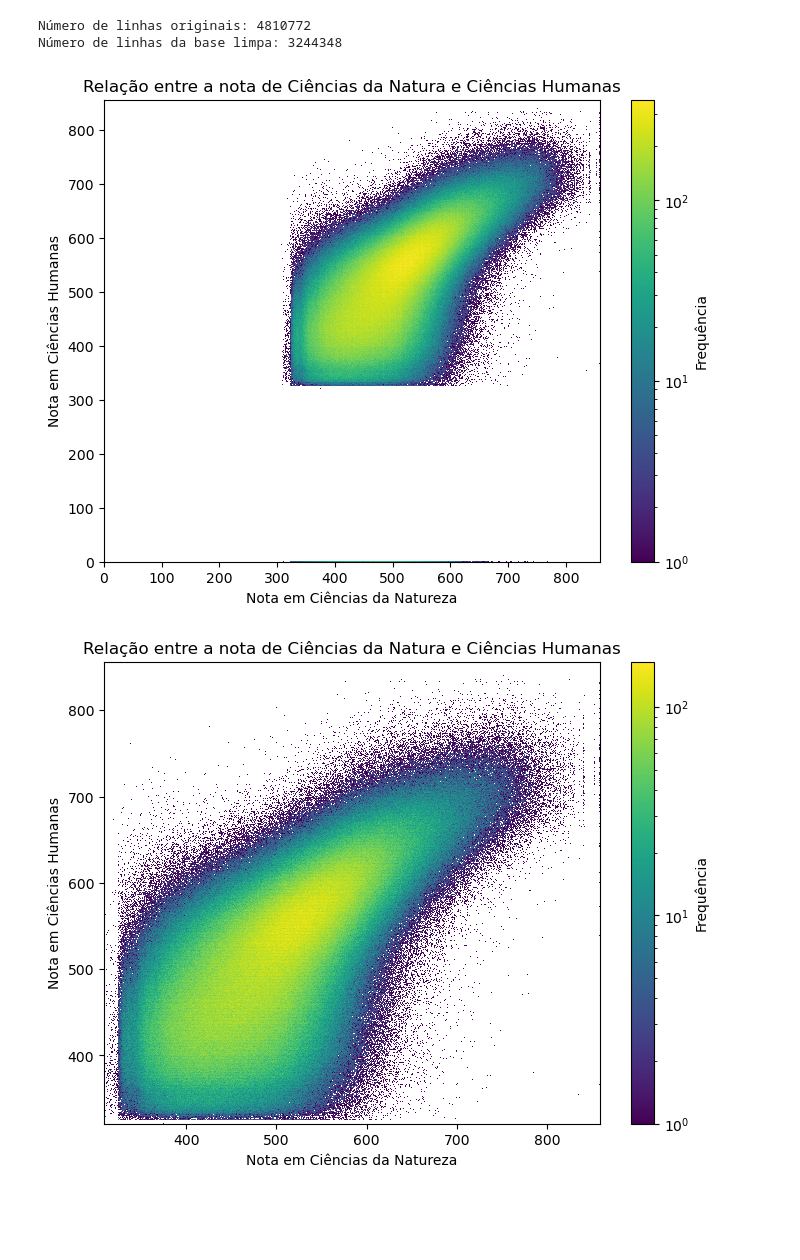
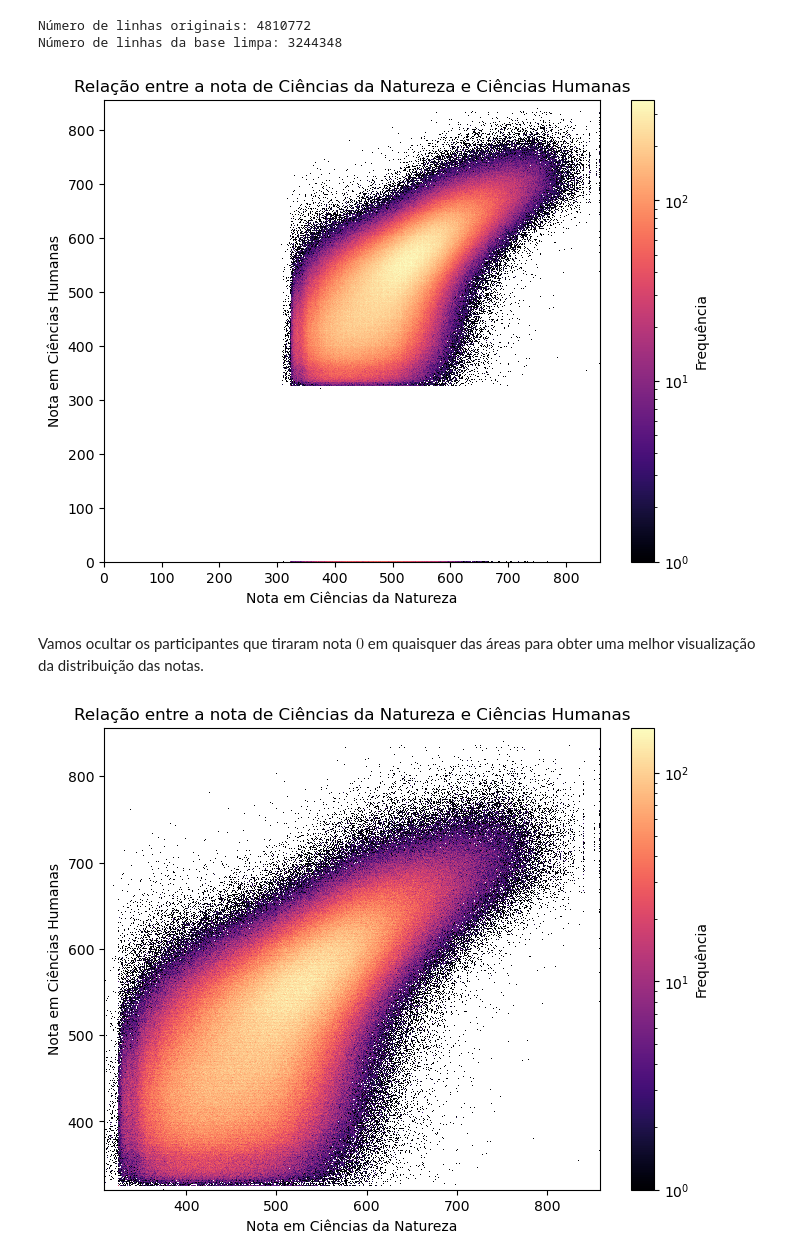
Before and after one commit to Machine-Learning-AV2/Pipeline_MachineLearning_AV2, a Jupyter notebook: analise_exploratoria.ipynb, the cells around one changed output. Cells and saved outputs as stored; diff of their text form; code cells hidden in the pictures; blank space fills up the shorter version.

```diff
--- a/analise_exploratoria.ipynb
+++ b/analise_exploratoria.ipynb
@@ -19,11 +19,9 @@ dados = np.genfromtxt('microdados_enem_2025/DADOS/RESULTADOS_2025.csv',
 # Colunas selecionadas:
 # UF, NOTA_CN, NOTA_CH, NOTA_LC, NOTA_MT, LINGUA, NOTA_R1, NOTA_R2, NOTA_R3, NOTA_R4, NOTA_R5, NOTA_RT
 # %%
-linhas_com_nan = np.any(np.isnan(dados), axis=1)
+linhas_sem_nan = ~np.any(np.isnan(dados), axis=1)
 
-linhas_validas = ~linhas_com_nan
-
-dados_limpos = dados[linhas_validas]
+dados_limpos = dados[linhas_sem_nan]
 
 print(f"Número de linhas originais: {dados.shape[0]}")
 print(f"Número de linhas da base limpa: {dados_limpos.shape[0]}")
@@ -36,35 +34,37 @@ ch = dados_limpos[:,2]
 
 # Histograma 2D
 plt.figure(figsize=(8, 6))
-plt.hist2d(cn, ch, bins=500, cmap='viridis', norm=mcolors.LogNorm())
+plt.hist2d(cn, ch, bins=500, cmap='magma', norm=mcolors.LogNorm())
 
 plt.colorbar(label='Frequência')
 plt.xlabel('Nota em Ciências da Natureza')
 plt.ylabel('Nota em Ciências Humanas')
-plt.title('Relação entre a nota de Ciências da Natura e Ciências Humanas')
+plt.title('Relação entre a nota de Ciências da Natureza e Ciências Humanas')
 
 plt.show()
 # %% [output]
-[figure, old version]
+[figure, new version]
+# %% [markdown]
+Vamos ocultar os participantes que tiraram nota $0$ em quaisquer das áreas para obter uma melhor visualização da distribuição das notas.
 # %%
 cn = dados_limpos[:,1]
 ch = dados_limpos[:,2]
 
 # Retira as notas 0
 positivos = (cn>0) & (ch>0)
 
 cn = cn[positivos]
 ch = ch[positivos]
 
 # Histograma 2D
 plt.figure(figsize=(8, 6))
-plt.hist2d(cn, ch, bins=500, cmap='viridis', norm=mcolors.LogNorm())
+plt.hist2d(cn, ch, bins=500, cmap='magma', norm=mcolors.LogNorm())
 
 plt.colorbar(label='Frequência')
 plt.xlabel('Nota em Ciências da Natureza')
 plt.ylabel('Nota em Ciências Humanas')
-plt.title('Relação entre a nota de Ciências da Natura e Ciências Humanas')
+plt.title('Relação entre a nota de Ciências da Natureza e Ciências Humanas')
 
 plt.show()
 # %% [output]
-[figure, old version]
+[figure, new version]
```
Also changed, not shown: parts of 12 cells of this notebook.
